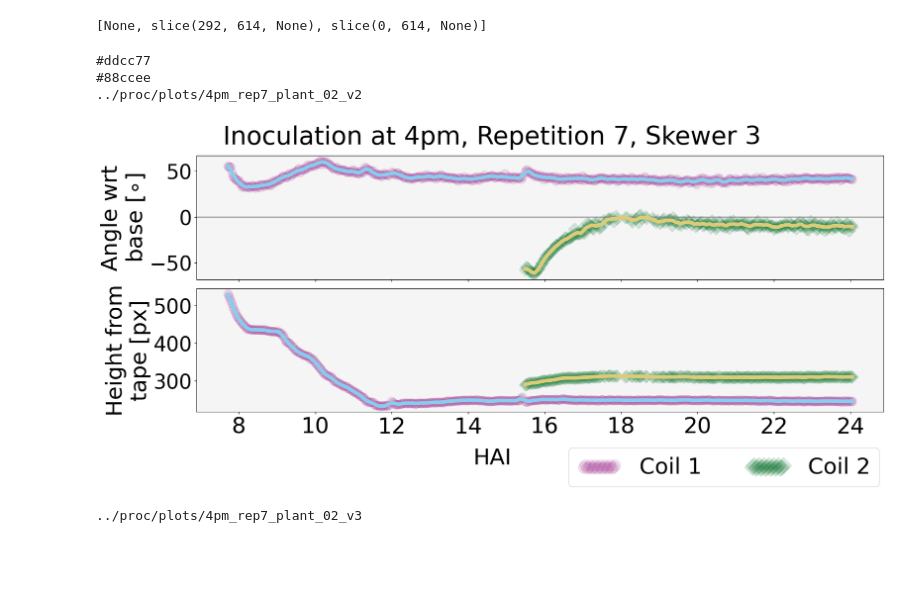
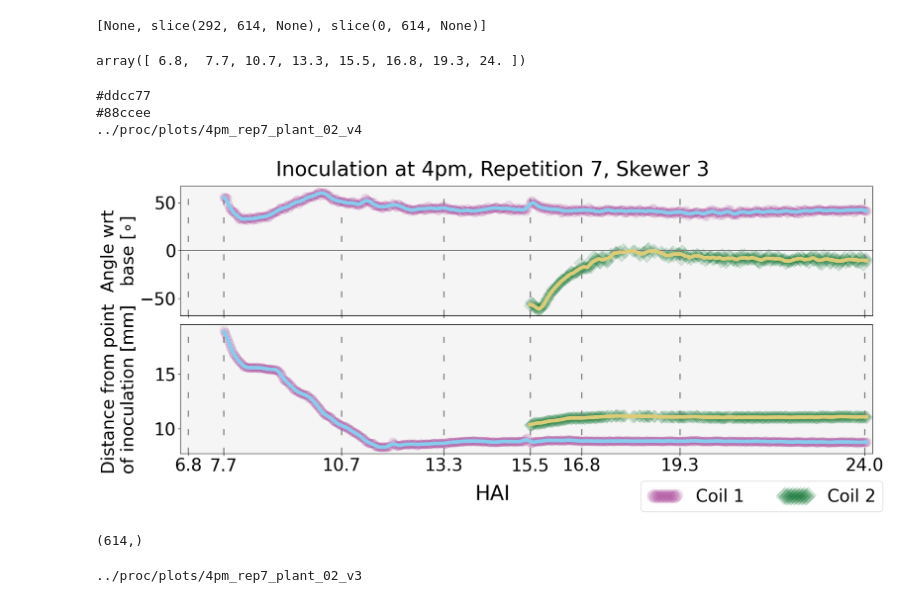
Before and after one commit to ejamezquita/cuscuta, a Jupyter notebook: jupyter/02_angle_tiff-Copy1.ipynb, the cells around one changed output. Cells and saved outputs as stored; diff of their text form; code cells hidden in the pictures; blank space fills up the shorter version.

```diff
--- a/jupyter/02_angle_tiff-Copy1.ipynb
+++ b/jupyter/02_angle_tiff-Copy1.ipynb
@@ -455,6 +455,10 @@ pos[0] *= 96/3600
 ipos[0] *= 96/3600
 mpos[0] *= 96/3600
 
+pos[1:] /= 28
+ipos[1:] /= 28
+mpos[1:] /= 28
+
 ang = df.loc[:, ['timestamp'] + ['angle_raw_{}'.format(i) for i in range(L,0,-1)]].values.T
 iang = df.loc[:, ['timestamp'] + ['angle_interp_{}'.format(i) for i in range(L,0,-1)]].values.T
 mang = df.loc[:, ['timestamp'] + ['angle_sg_{}'.format(i) for i in range(L,0,-1)]].values.T
@@ -465,50 +469,70 @@ for j in range(1, len(pos)):
 print(mss)
 # %% [output]
 [None, slice(292, 614, None), slice(0, 614, None)]
+# %%
+#idxs = (np.array([255, 290, 401, 501, 581, 630, 725, 811, 902]) - 1) * 96/3600
+idxs = (np.array([255, 290, 401, 501, 581, 630, 725, 902]) - 1) * 96/3600
+idxs = np.round(idxs, 1)
+idxs
+# %% [output]
+array([ 6.8,  7.7, 10.7, 13.3, 15.5, 16.8, 19.3, 24. ])
 # %%
 colors = [None, '#117733', '#aa4499', '#332288', '#44aa99', '#88ccee', '#ddcc77']
 
-fs = 36
+fs = 28
 s, lw = 205, 6
 fig, ax = plt.subplots(2,1,figsize=(18,8), sharex=True, sharey=False)
 ax = np.atleast_1d(ax).ravel()
 bar = []
 
 for j in range(1,3):
     mask = pos[j] > 0
     ax[0].scatter(pos[0, mask], ang[j, mask], c=colors[j], marker=markers[j],  zorder=j+1, alpha=0.15, s=s)
     foo = ax[1].scatter(pos[0, mask], pos[j, mask], c=colors[j], marker=markers[j],  zorder=j+1, alpha=0.15, s=s)
     bar.append(foo)
 
     ax[0].plot(pos[0, mss[j]], mang[j, mss[j]], c=colors[-j], zorder=23, lw=lw)
     ax[1].plot(pos[0, mss[j]], mpos[j, mss[j]], c=colors[-j], zorder=23, lw=lw)
     print(colors[-j])
 
 label = ['Coil {}'.format(j+1) for j in range(2)]
 leg = fig.legend(bar[::-1], label, fontsize=fs, markerscale=1.3, ncols=2, scatterpoints=20, bbox_to_anchor=(0.5, 0., 0.5, 0.1));
 
 ax[0].axhline(0, c='gray')
 
 for i in range(len(ax)):
-    ax[i].tick_params('y', labelsize=fs-3)
-    ax[i].tick_params('x', labelsize=fs)
+    for j in range(len(idxs)):
+        ax[i].axvline(idxs[j], c='gray', ls=(0, (5, 10)) , lw=2)
+    ax[i].set_xlim((idxs[0]-.2, idxs[-1]+.2))
+    ax[i].set_xticks(idxs, idxs)
+    ax[i].tick_params(labelsize=fs)
     ax[i].set_facecolor('whitesmoke')
 
 ax[0].set_ylabel('Angle wrt\nbase [$\circ$]', fontsize=fs)
-ax[1].set_ylabel('Height from\ntape [px]', fontsize=fs)
+ax[1].set_ylabel('Distance from point\nof inoculation [mm]', fontsize=fs)
 
-fig.supxlabel('HAI', fontsize=fs)
+
+
+fig.align_ylabels(ax)
+fig.supxlabel('HAI', fontsize=fs+5)
 fig.suptitle('Inoculation at {}, Repetition {}, Skewer {}'.format(time, rep, pidx+1), fontsize=fs+5)
 fig.tight_layout()
 
-filename = dst + time + '_rep{}_plant_{:02d}_v2'.format(rep,pidx)
+filename = dst + time + '_rep{}_plant_{:02d}_v4'.format(rep,pidx)
 print(filename)
 plt.savefig(filename + '.pdf', format='pdf', bbox_inches='tight')
 # %% [output]
 #ddcc77
 #88ccee
-../proc/plots/4pm_rep7_plant_02_v2
+../proc/plots/4pm_rep7_plant_02_v4
-[figure, old version]
+[figure, new version]
+# %%
+j = 1
+mask = pos[j] > 0
+
+mask.shape
+# %% [output]
+(614,)
 # %%
 colors = [None, '#117733', '#aa4499', '#332288', '#44aa99', '#88ccee', '#ddcc77']
 
```
Also changed, not shown: 37 other files.
